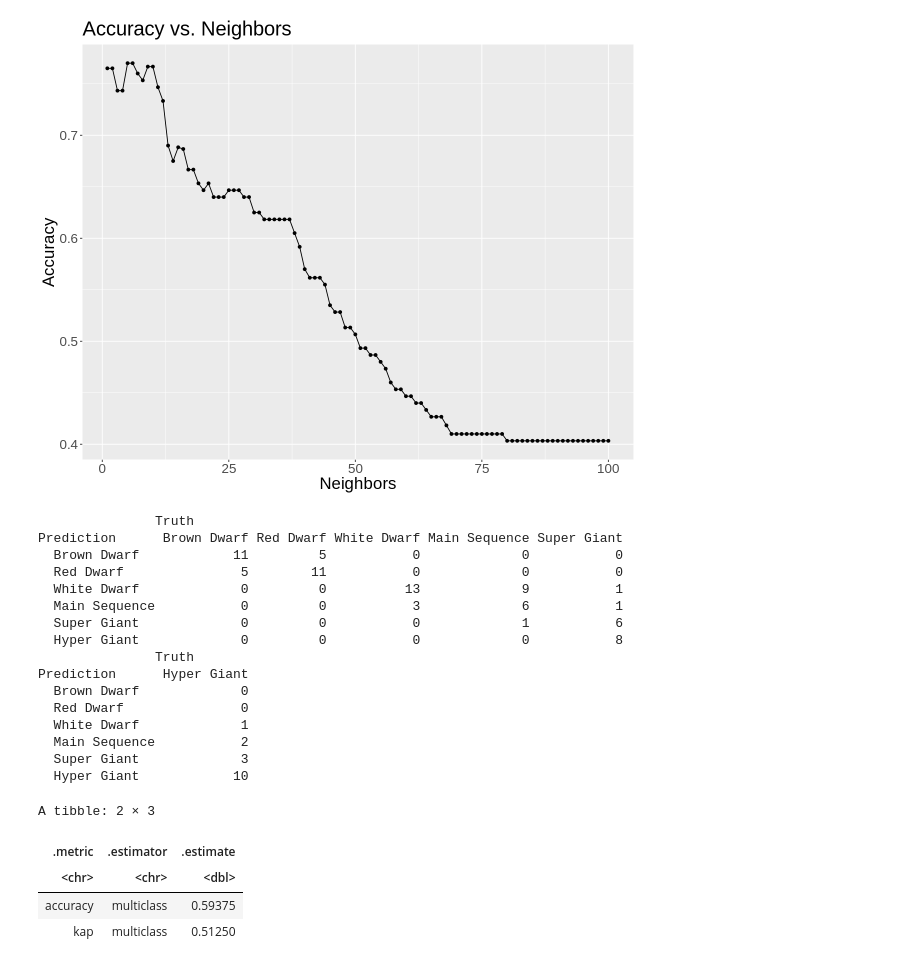
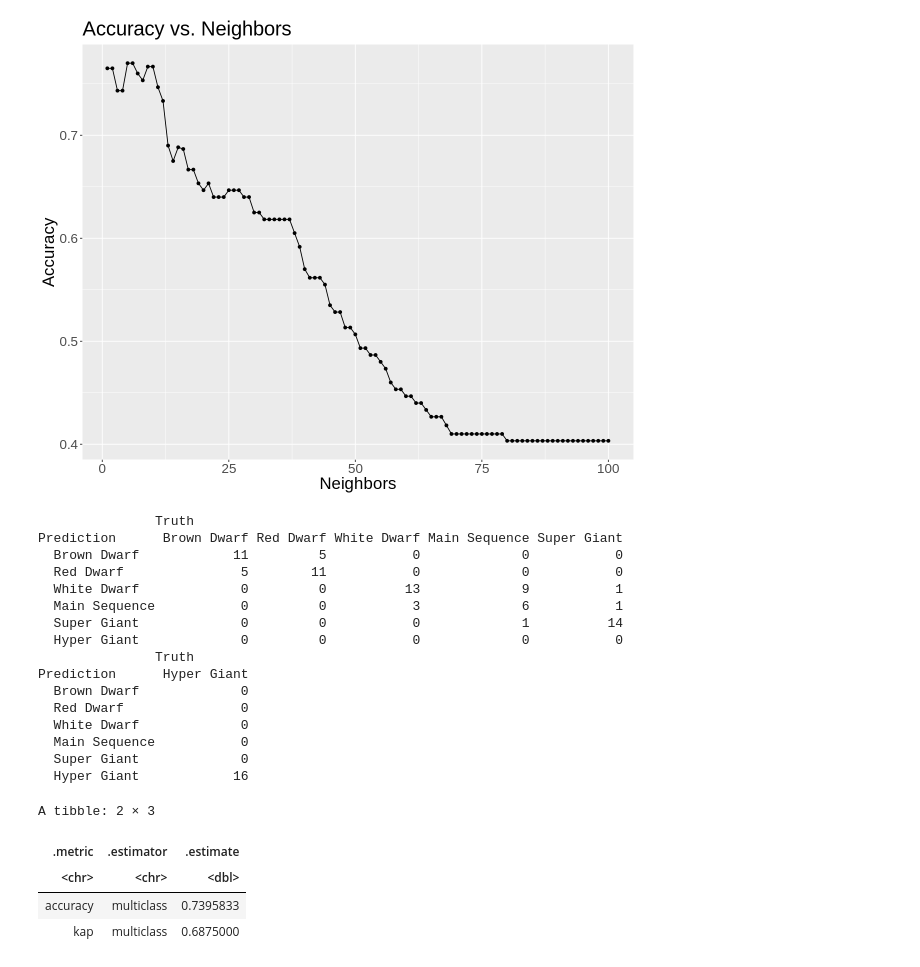
Before and after one commit to KarnS1o3/DSCI-project, a Jupyter notebook: Group_Project_proposal.ipynb, the cells around one changed output. Cells and saved outputs as stored; diff of their text form; code cells hidden in the pictures.

```diff
--- a/Group_Project_proposal.ipynb
+++ b/Group_Project_proposal.ipynb
@@ -206,46 +205,42 @@ knn_best_spec <- nearest_neighbor(weight_func = "rectangular", neighbors = k_min
     set_engine("kknn") %>%
     set_mode("classification")
 
-knn_recipe <- recipe(star_type ~ luminosity + temperature, data = star_train) %>%
-    step_center(all_predictors()) %>%
-    step_scale(all_predictors())
-
 star_best_fit <- workflow() %>%
-    add_recipe(knn_recipe) %>%
+    add_recipe(star_recipe) %>%
     add_model(knn_best_spec) %>%
     fit(data = star_train)
 
 star_metrics <- star_best_fit %>%
     predict(star_test) %>%
     bind_cols(star_test) %>%
     metrics(truth = star_type, estimate = .pred_class)
 
 star_conf_mat <- star_best_fit %>%
     predict(star_test) %>%
     bind_cols(star_test) %>%
     conf_mat(truth = star_type, estimate = .pred_class)
 
 star_conf_mat
 star_metrics
 # %% [output]
                Truth
 Prediction      Brown Dwarf Red Dwarf White Dwarf Main Sequence Super Giant
   Brown Dwarf            11         5           0             0           0
   Red Dwarf               5        11           0             0           0
   White Dwarf             0         0          13             9           1
   Main Sequence           0         0           3             6           1
-  Super Giant             0         0           0             1           6
-  Hyper Giant             0         0           0             0           8
+  Super Giant             0         0           0             1          14
+  Hyper Giant             0         0           0             0           0
                Truth
 Prediction      Hyper Giant
   Brown Dwarf             0
   Red Dwarf               0
-  White Dwarf             1
-  Main Sequence           2
-  Super Giant             3
-  Hyper Giant            10
+  White Dwarf             0
+  Main Sequence           0
+  Super Giant             0
+  Hyper Giant            16
 A tibble: 2 × 3
 | .metric | .estimator | .estimate |
 | <chr> | <chr> | <dbl> |
-| accuracy | multiclass | 0.59375 |
-| kap | multiclass | 0.51250 |
+| accuracy | multiclass | 0.7395833 |
+| kap | multiclass | 0.6875000 |
```
Also changed, not shown: parts of 2 cells of this notebook.
